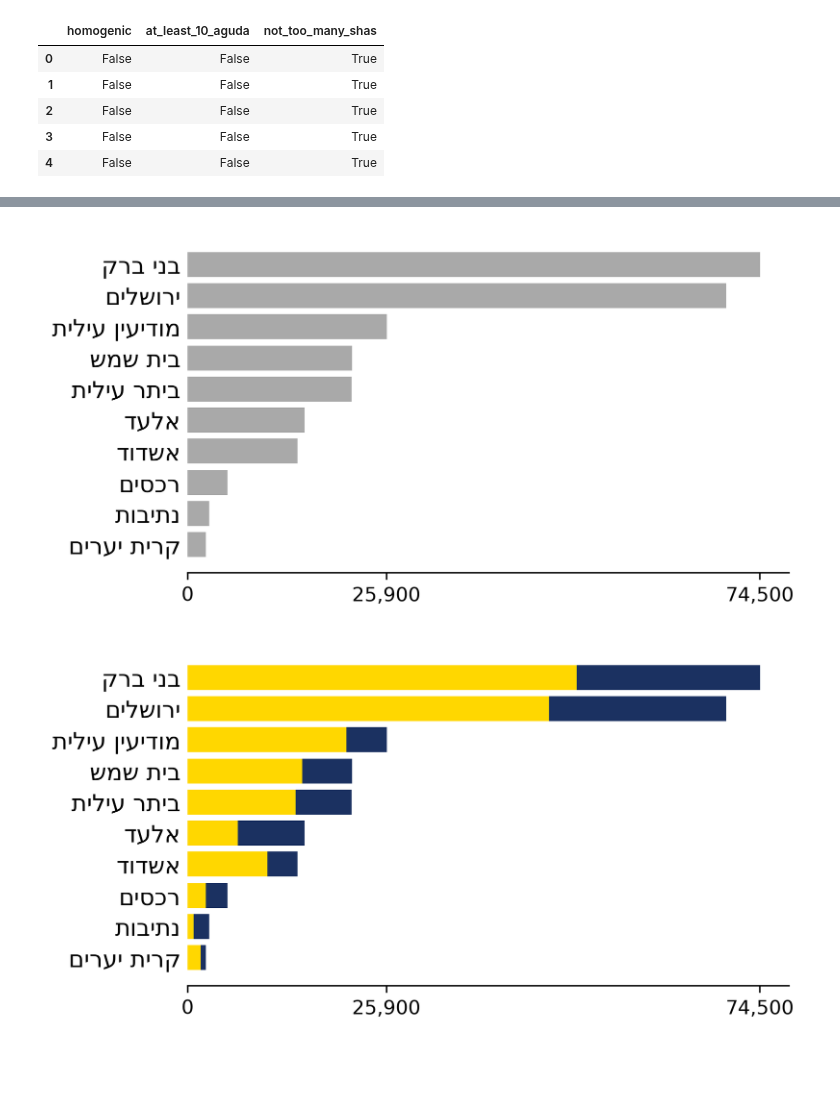
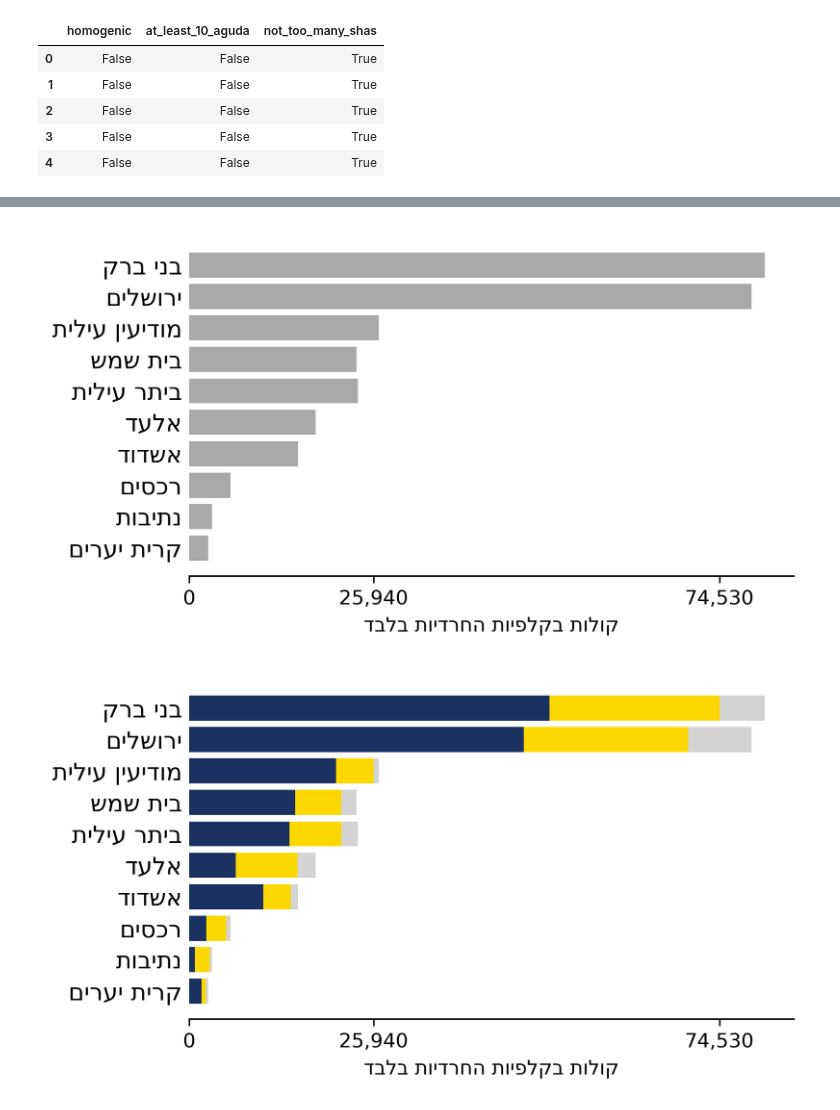
Before and after one commit to bgbg/segregation_paper, a Jupyter notebook: notebooks/presentation.ipynb, the cells around one changed output, grey strips where cells are left out. Drawn from its saved outputs; the diff is of its cells as text; code cells hidden in the pictures; blank space fills up the shorter version.

```diff
--- a/notebooks/presentation.ipynb
+++ b/notebooks/presentation.ipynb
@@ -14,6 +14,12 @@ sys.path.append("..")
 from src import vote_utils as vu
 from src import plot_utils as pu
 from src import dissimilarity_analysis as da
+import matplotlib.pyplot as plt
+
+COLOR_SHAS =  "#FFD700"  # gold, as in Shas logo
+COLOR_AGUDA = "#1B3161"  # blue, as in Agudat Israel logo
+COLOR_REST = "lightgrey"
+
 
 %matplotlib inline
 # %%
@@ -204,5 +227,5 @@ df_haredi_boxes[df_haredi_boxes.city_name == 'חיפה'].party_shas.sum()
 # %%
-df_ratio = df_haredi_boxes[['city_name', 'party_shas', 'party_agudat_israel']].copy()
+df_ratio = df_haredi_boxes[['city_name', 'legal', 'party_shas', 'party_agudat_israel']].copy()
 df_ratio['rest'] = df_haredi_boxes.legal - df_haredi_boxes.party_shas - df_haredi_boxes.party_agudat_israel
 df_ratio = df_ratio.groupby('city_name').agg(sum)
 df_ratio["perc_haredi"] = (
@@ -211,7 +234,7 @@ df_ratio["perc_haredi"] = (
     / (df_ratio.party_agudat_israel + df_ratio.party_shas + df_ratio.rest)
 )
 df_ratio['aguda_over_shas'] = df_ratio.party_agudat_israel / df_ratio.party_shas
-df_ratio = df_ratio.sort_values('aguda_over_shas', ascending=False)
+df_ratio = df_ratio.sort_values('legal', ascending=False)
 df_ratio = df_ratio.loc[
     ((df_ratio.party_agudat_israel + df_ratio.party_shas) > 1000) &
     (df_ratio.perc_haredi > 5)
@@ -239,10 +262,6 @@ df_ratio
 import numpy as np
 import matplotlib.pyplot as plt
 from typing import Literal
-
-COLOR_SHAS = "#1B3161"
-COLOR_AGUDA = "#FFD700"
-COLOR_REST = "grey"
 
 
 def plot_haredi_data(df_ratio, what: Literal["total", "split", "difference"]):
@@ -252,9 +271,14 @@ def plot_haredi_data(df_ratio, what: Literal["total", "split", "difference"]):
     fig, ax = plt.subplots(figsize=(w, h), dpi=300)
 
     if what == "total":
-        ax.barh(y=y, width=df_ratio.total_haredi, color="darkgrey")
+        ax.barh(y=y, width=df_ratio.legal, color="darkgrey")
 
     elif what == "split":
+        ax.barh(
+            y=y,
+            width=df_ratio.legal,
+            color=COLOR_REST,
+        )
         ax.barh(
             y=y,
             width=df_ratio.party_agudat_israel,
@@ -267,25 +291,26 @@ def plot_haredi_data(df_ratio, what: Literal["total", "split", "difference"]):
             color=COLOR_SHAS,
         )
 
+
     elif what == "difference":
         ax.barh(
             y=y,
-            width=df_ratio.party_agudat_israel,
+            width=-df_ratio.party_agudat_israel,
             color=COLOR_AGUDA,
         )
         ax.barh(
             y=y,
-            width=-df_ratio.party_shas,
+            width=df_ratio.party_shas,
             color=COLOR_SHAS,
         )
         for yy, (city, row) in enumerate(df_ratio.iterrows()):
             if row.party_agudat_israel > row.party_shas:
-                ax.barh(yy, row.party_shas, color=COLOR_SHAS, alpha=0.5)
+                ax.barh(yy, -row.party_shas, color=COLOR_SHAS, alpha=0.25)
             else:
-                ax.barh(yy, -row.party_agudat_israel, color=COLOR_AGUDA, alpha=0.5)
+                ax.barh(yy, row.party_agudat_israel, color=COLOR_AGUDA, alpha=0.25)
 
     ax.set_yticks(y)
-    ax.set_yticklabels([heb(city) for city in df_ratio.index])
+    ax.set_yticklabels([pu.heb(city) for city in df_ratio.index])
     sns.despine(ax=ax, left=True)
     if what == "difference":
         xticks = [-df_ratio.party_shas.max(), 0, df_ratio.party_agudat_israel.max()]
@@ -297,14 +322,18 @@ def plot_haredi_data(df_ratio, what: Literal["total", "split", "difference"]):
         ix = np.argmin(diffs)
         mid_city_data = df_ratio.iloc[ix].total_haredi
         xticks = [0, mid_city_data, df_ratio.total_haredi.max()]
-    xticks = np.round(xticks, -2).astype(int)
+    xticks = np.round(xticks, -1).astype(int)
     ax.set_xticks(xticks)
     ax.set_xticklabels([f"{abs(x):,}" for x in xticks])
+    ax.set_xlabel(pu.heb('קולות בקלפיות החרדיות בלבד'))
     ax.tick_params(axis='y', labelsize=12)
     ax.tick_params(axis='y', size=0)
+    return ax
 # %%
 for what in ["total", "split", "difference"]:
-    plot_haredi_data(df_ratio, what)
+    ax = plot_haredi_data(df_ratio, what)
+    fig = ax.get_figure()
+    fig.tight_layout()
 # %% [output]
-[figure, old version]
+[figure, new version]
-[figure, old version]
+[figure, new version]
```
Also changed, not shown: parts of 18 cells of this notebook, 4 other files.
